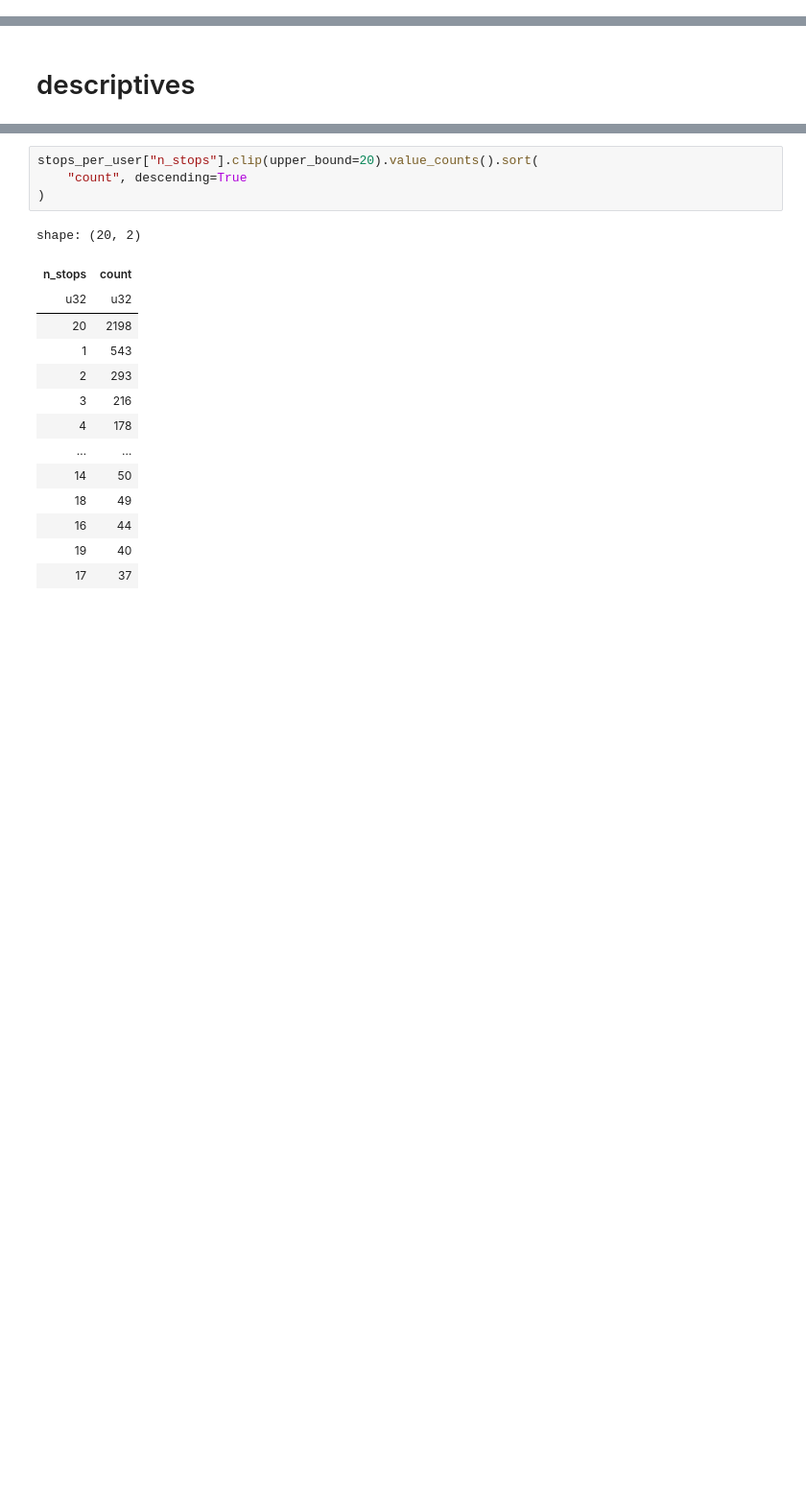
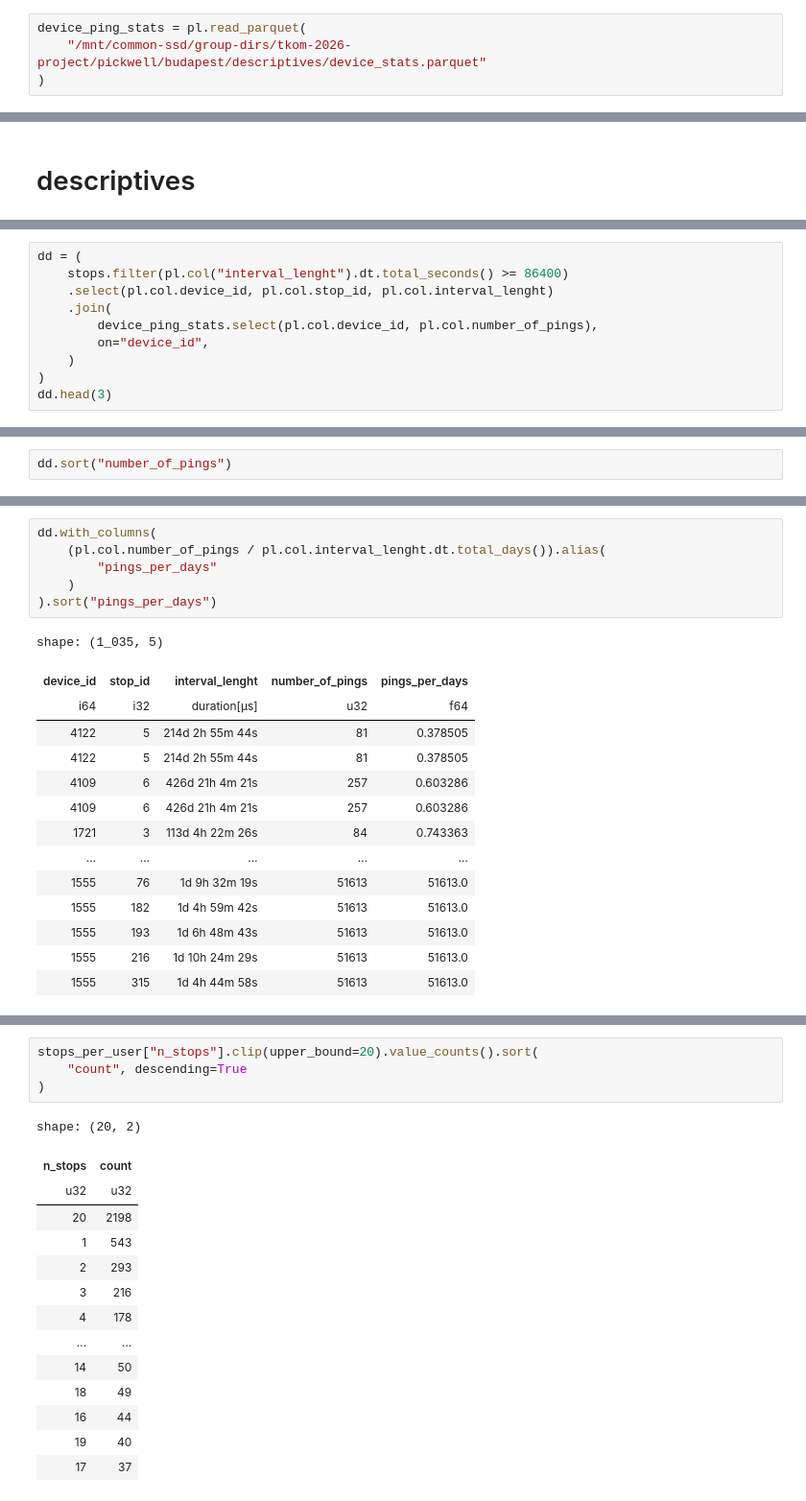
Before and after one commit to ANETILab/wp7_data_processing, a Jupyter notebook: src/05_analyze_stops.ipynb, the cells around one changed output, grey strips where cells are left out. Shown at 96% size. Saved outputs shown, nothing was run; the diff lists cells and outputs as text; blank space fills up the shorter version.

```diff
--- a/src/05_analyze_stops.ipynb
+++ b/src/05_analyze_stops.ipynb
@@ -9,6 +9,10 @@ import yaml
 
 with open("../config.budapest.yaml", "r") as fp:
     config = yaml.safe_load(fp)
+# %%
+device_ping_stats = pl.read_parquet(
+    "/mnt/common-ssd/group-dirs/tkom-2026-project/pickwell/budapest/descriptives/device_stats.parquet"
+)
 # %%
 PARTITION = 0  # between 0 and 255
 # %%
@@ -37,0 +129,10 @@ n_users_stopped = stops_per_user["device_id"].n_unique()
+# %%
+dd = (
+    stops.filter(pl.col("interval_lenght").dt.total_seconds() >= 86400)
+    .select(pl.col.device_id, pl.col.stop_id, pl.col.interval_lenght)
+    .join(
+        device_ping_stats.select(pl.col.device_id, pl.col.number_of_pings),
+        on="device_id",
+    )
+)
+dd.head(3)
@@ -37,0 +146,2 @@ n_users_stopped = stops_per_user["device_id"].n_unique()
+# %%
+dd.sort("number_of_pings")
@@ -37,0 +163,21 @@ n_users_stopped = stops_per_user["device_id"].n_unique()
+# %%
+dd.with_columns(
+    (pl.col.number_of_pings / pl.col.interval_lenght.dt.total_days()).alias(
+        "pings_per_days"
+    )
+).sort("pings_per_days")
+# %% [output]
+shape: (1_035, 5)
+| device_id | stop_id | interval_lenght | number_of_pings | pings_per_days |
+| i64 | i32 | duration[μs] | u32 | f64 |
+| 4122 | 5 | 214d 2h 55m 44s | 81 | 0.378505 |
+| 4122 | 5 | 214d 2h 55m 44s | 81 | 0.378505 |
+| 4109 | 6 | 426d 21h 4m 21s | 257 | 0.603286 |
+| 4109 | 6 | 426d 21h 4m 21s | 257 | 0.603286 |
+| 1721 | 3 | 113d 4h 22m 26s | 84 | 0.743363 |
+| … | … | … | … | … |
+| 1555 | 76 | 1d 9h 32m 19s | 51613 | 51613.0 |
+| 1555 | 182 | 1d 4h 59m 42s | 51613 | 51613.0 |
+| 1555 | 193 | 1d 6h 48m 43s | 51613 | 51613.0 |
+| 1555 | 216 | 1d 10h 24m 29s | 51613 | 51613.0 |
+| 1555 | 315 | 1d 4h 44m 58s | 51613 | 51613.0 |
```
Also changed, not shown: parts of 20 cells of this notebook.
